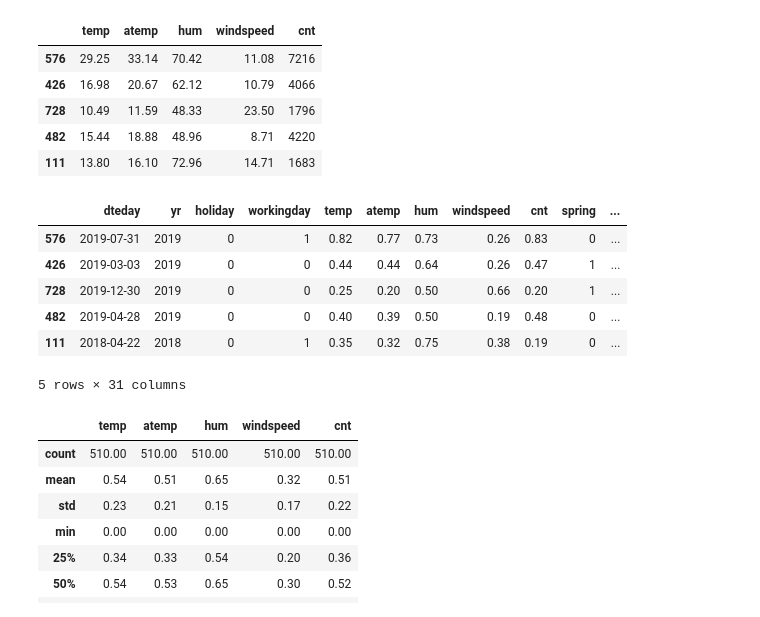
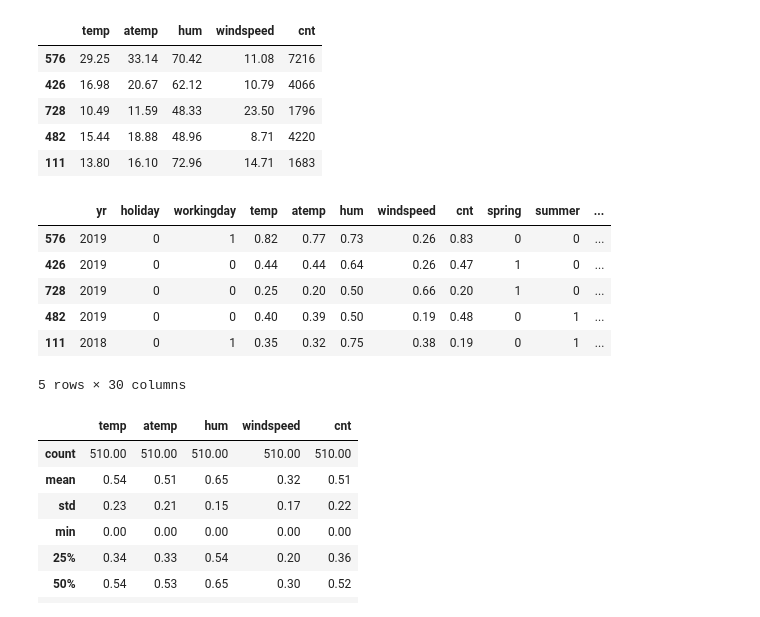
Before and after one commit to dicotips/BikeSharing_DemandPrediction_LinearRegression, a Jupyter notebook: LinearRegressionAssignment.ipynb, the cells around one changed output. Cells and saved outputs as stored; diff of their text form; code cells hidden in the pictures.

```diff
--- a/LinearRegressionAssignment.ipynb
+++ b/LinearRegressionAssignment.ipynb
@@ -282,7 +282,7 @@ cleaned_data = raw_data
 # Drop unnecessary columns
 ##  instant : Just an indexing column and can be dropped
 ##  casual & registered : redundant data as only cnt is required
-unnecessary_columns = ['instant', 'casual', 'registered']
+unnecessary_columns = ['instant', 'dteday','casual', 'registered']
 cleaned_data.drop(unnecessary_columns, axis = 1, inplace=True)
 cleaned_data.head()
 # %% [output]
@@ -304,5 +303,0 @@ cleaned_data.head()
-# %%
-# Converting "dteday" column into correct dtype
-
-cleaned_data['dteday'] = pd.to_datetime(cleaned_data['dteday'])
-cleaned_data.info()
@@ -332,5 +303,0 @@ memory usage: 74.3 KB
-# %%
-# Converting "dteday" column into correct dtype
-
-cleaned_data['dteday'] = pd.to_datetime(cleaned_data['dteday'])
-cleaned_data.info()
@@ -652,8 +598,8 @@ It is important to re-scale the variables so that they have a comparable scale.
 scaler = MinMaxScaler()
 
 # 2. Create a list of numeric variables
-numvars = ['temp', 'atemp', 'hum', 'windspeed', 'cnt']
-data_train[numvars].head()
+num_vars = ['temp', 'atemp', 'hum', 'windspeed', 'cnt']
+data_train[num_vars].head()
 # %% [output]
 |  | temp | atemp | hum | windspeed | cnt |
 | 576 | 29.25 | 33.14 | 70.42 | 11.08 | 7216 |
@@ -663,14 +609,14 @@ data_train[numvars].head()
 | 111 | 13.80 | 16.10 | 72.96 | 14.71 | 1683 |
 # %%
 # 3. Fit and Transform the data
-data_train[numvars] = scaler.fit_transform(data_train[numvars])
+data_train[num_vars] = scaler.fit_transform(data_train[num_vars])
 data_train.head()
 # %% [output]
-|  | dteday | yr | holiday | workingday | temp | atemp | hum | windspeed | cnt | spring | ... |
-| 576 | 2019-07-31 | 2019 | 0 | 1 | 0.82 | 0.77 | 0.73 | 0.26 | 0.83 | 0 | ... |
-| 426 | 2019-03-03 | 2019 | 0 | 0 | 0.44 | 0.44 | 0.64 | 0.26 | 0.47 | 1 | ... |
-| 728 | 2019-12-30 | 2019 | 0 | 0 | 0.25 | 0.20 | 0.50 | 0.66 | 0.20 | 1 | ... |
-| 482 | 2019-04-28 | 2019 | 0 | 0 | 0.40 | 0.39 | 0.50 | 0.19 | 0.48 | 0 | ... |
-| 111 | 2018-04-22 | 2018 | 0 | 1 | 0.35 | 0.32 | 0.75 | 0.38 | 0.19 | 0 | ... |
+|  | yr | holiday | workingday | temp | atemp | hum | windspeed | cnt | spring | summer | ... |
+| 576 | 2019 | 0 | 1 | 0.82 | 0.77 | 0.73 | 0.26 | 0.83 | 0 | 0 | ... |
+| 426 | 2019 | 0 | 0 | 0.44 | 0.44 | 0.64 | 0.26 | 0.47 | 1 | 0 | ... |
+| 728 | 2019 | 0 | 0 | 0.25 | 0.20 | 0.50 | 0.66 | 0.20 | 1 | 0 | ... |
+| 482 | 2019 | 0 | 0 | 0.40 | 0.39 | 0.50 | 0.19 | 0.48 | 0 | 1 | ... |
+| 111 | 2018 | 0 | 1 | 0.35 | 0.32 | 0.75 | 0.38 | 0.19 | 0 | 1 | ... |
-5 rows × 31 columns
+5 rows × 30 columns
 # %%
```
Also changed, not shown: parts of 50 cells of this notebook.
